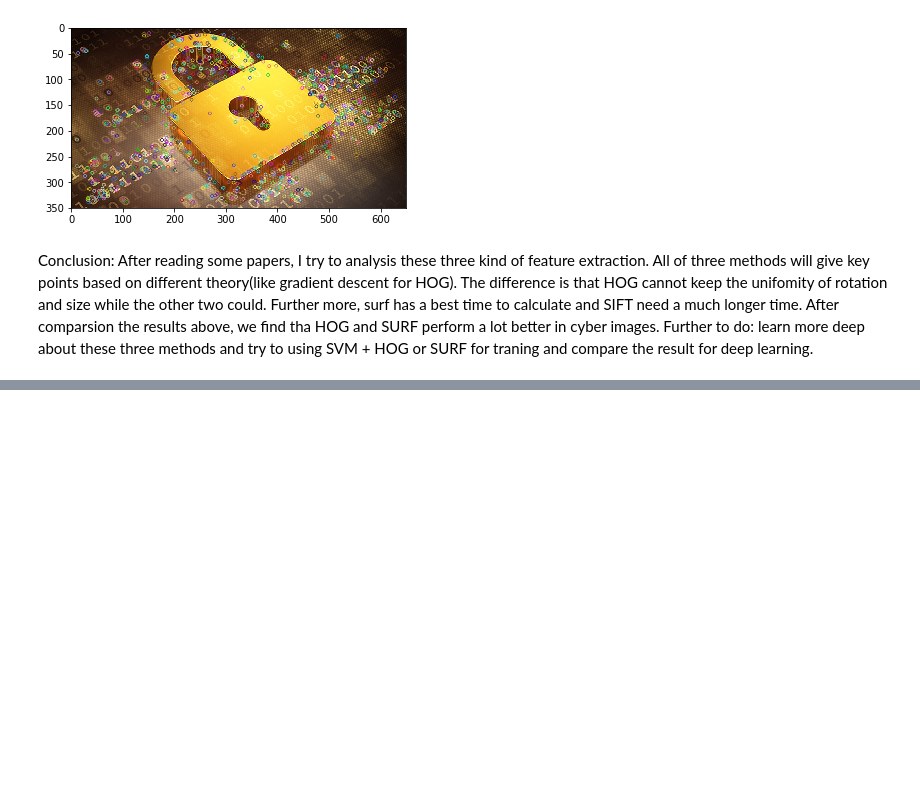
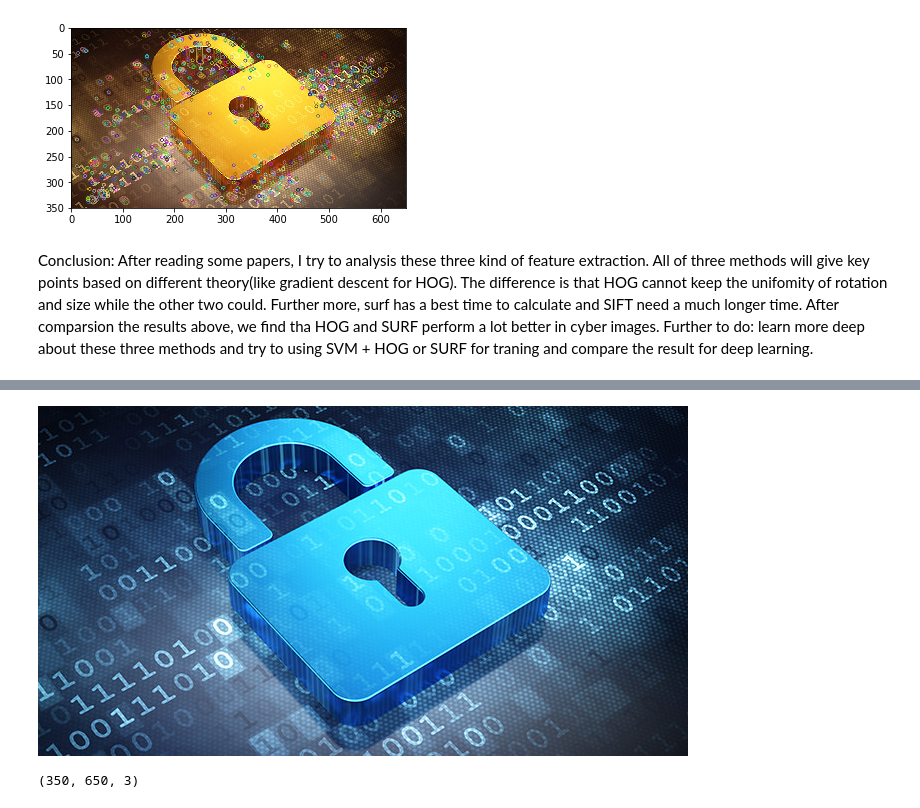
Before and after one commit to daylight-lab/cybersecurity-imagery, a Jupyter notebook: PCA&feature_extraction.ipynb, the cells around one changed output, grey strips where cells are left out. Drawn from its saved outputs; the diff is of its cells as text; code cells hidden in the pictures; blank space fills up the shorter version.

```diff
--- a/PCA&feature_extraction.ipynb
+++ b/PCA&feature_extraction.ipynb
@@ -283,0 +373,6 @@ Conclusion: After reading some papers, I try to analysis these three kind of fea
+# %%
+
+im = Image.open('5_Cybersecurity%20Homepage%20Feature-650x350.jpg')
+im
+# %% [output]
+[figure, added]
@@ -283,0 +382,4 @@ Conclusion: After reading some papers, I try to analysis these three kind of fea
+# %%
+img_file2.shape
+# %% [output]
+(350, 650, 3)
```
Also changed, not shown: parts of 14 cells of this notebook.
